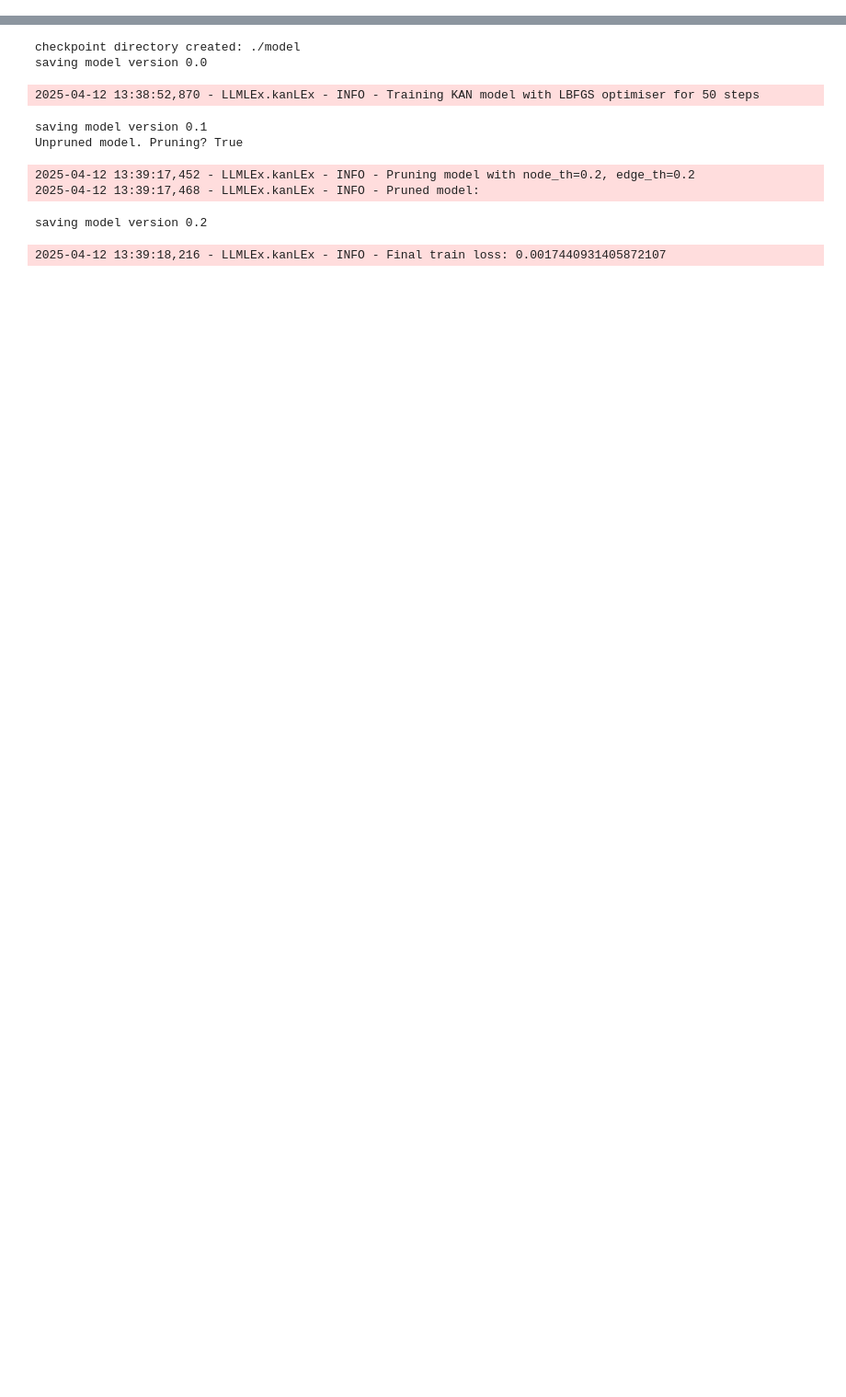
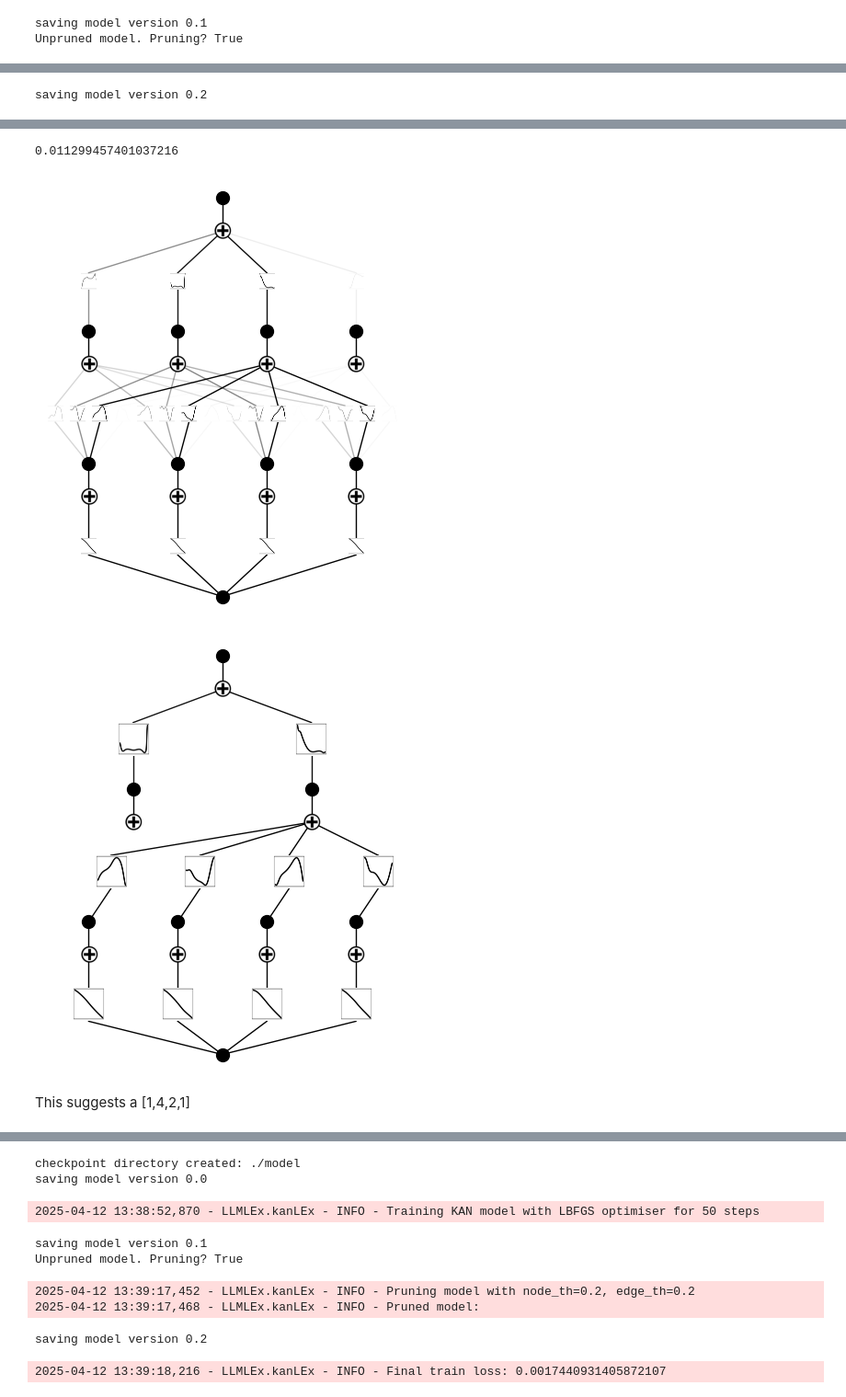
Before and after one commit to harveyThomas4692/llmlex, a Jupyter notebook: Examples/Example Paper UniKAN.ipynb, the cells around one changed output, grey strips where cells are left out. Shown at 92% size. Drawn from its saved outputs; the diff is of its cells as text; code cells hidden in the pictures; blank space fills up the shorter version.

```diff
--- a/Examples/Example Paper UniKAN.ipynb
+++ b/Examples/Example Paper UniKAN.ipynb
@@ -16,0 +177,20 @@ llmlex.llm.check_key_limit(client)
+# %%
+def univariate_function(x):
+    return torch.exp(1.83169 - 3.35509/x[:,0])
+
+# Initialize a KANSR instance for the multivariate function
+univariate_kansr = KANLEX(
+    client=client,
+    width=[1, 4, 4, 1],
+    grid=7,
+    k=3,
+    seed=0
+)
+
+univariate_dataset = univariate_kansr.create_dataset(
+    f=univariate_function,
+    ranges=(0.1, 5),
+    n_var=1,
+    train_num=10000,
+    test_num=1000
+)
@@ -16,0 +200,10 @@ llmlex.llm.check_key_limit(client)
+# %%
+univariate_kansr.train_kan(
+    dataset=univariate_dataset,
+    opt="LBFGS",
+    steps=50,
+    prune=True,
+    node_th=0.2,
+    edge_th=0.2
+)
+# %% [output]
@@ -16,0 +211,2 @@ llmlex.llm.check_key_limit(client)
+saving model version 0.1
+Unpruned model. Pruning? True
@@ -16,0 +215 @@ llmlex.llm.check_key_limit(client)
+saving model version 0.2
@@ -16,0 +217,5 @@ llmlex.llm.check_key_limit(client)
+0.011299457401037216
+[figure, added]
+[figure, added]
+# %% [markdown]
+This suggests a [1,4,2,1]
```
Also changed, not shown: parts of 59 cells of this notebook, 16 other files.
